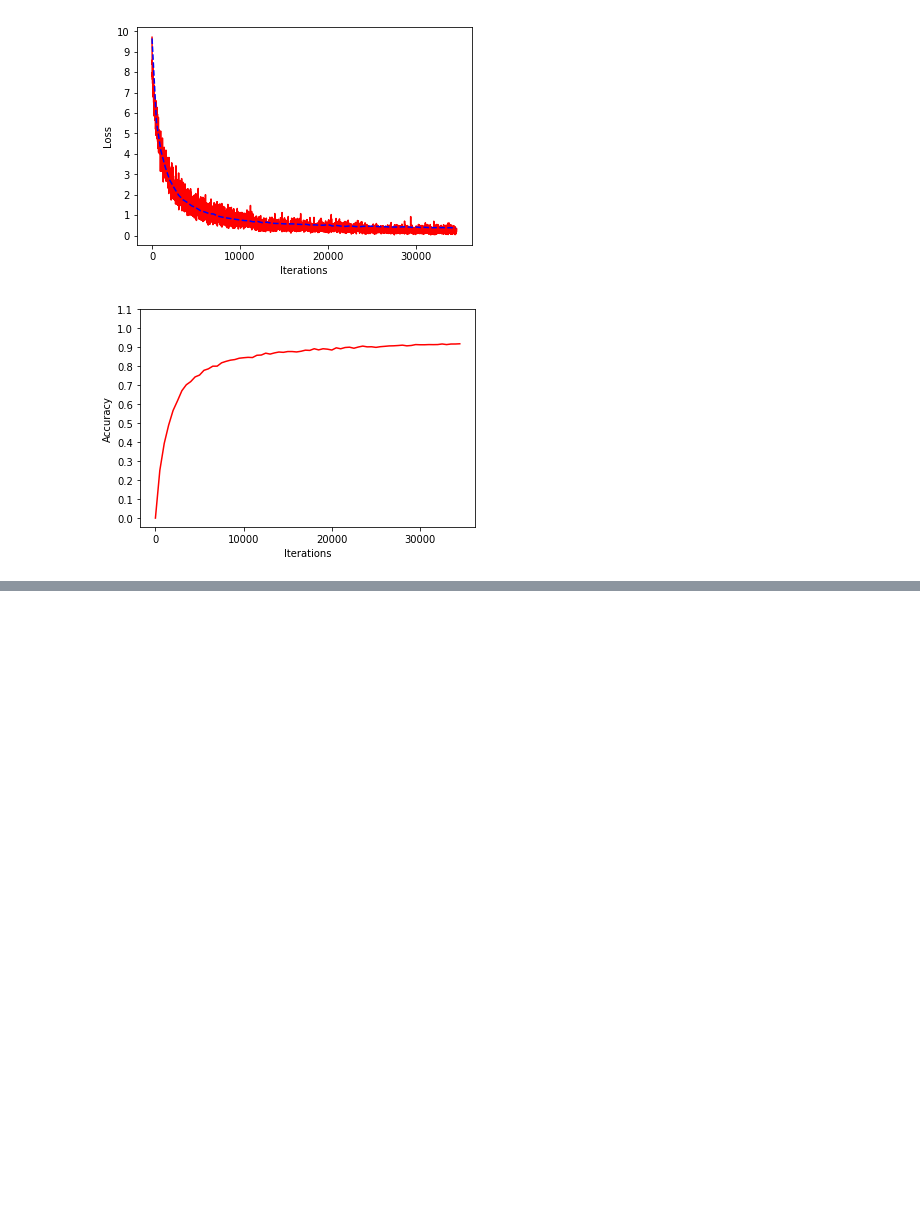
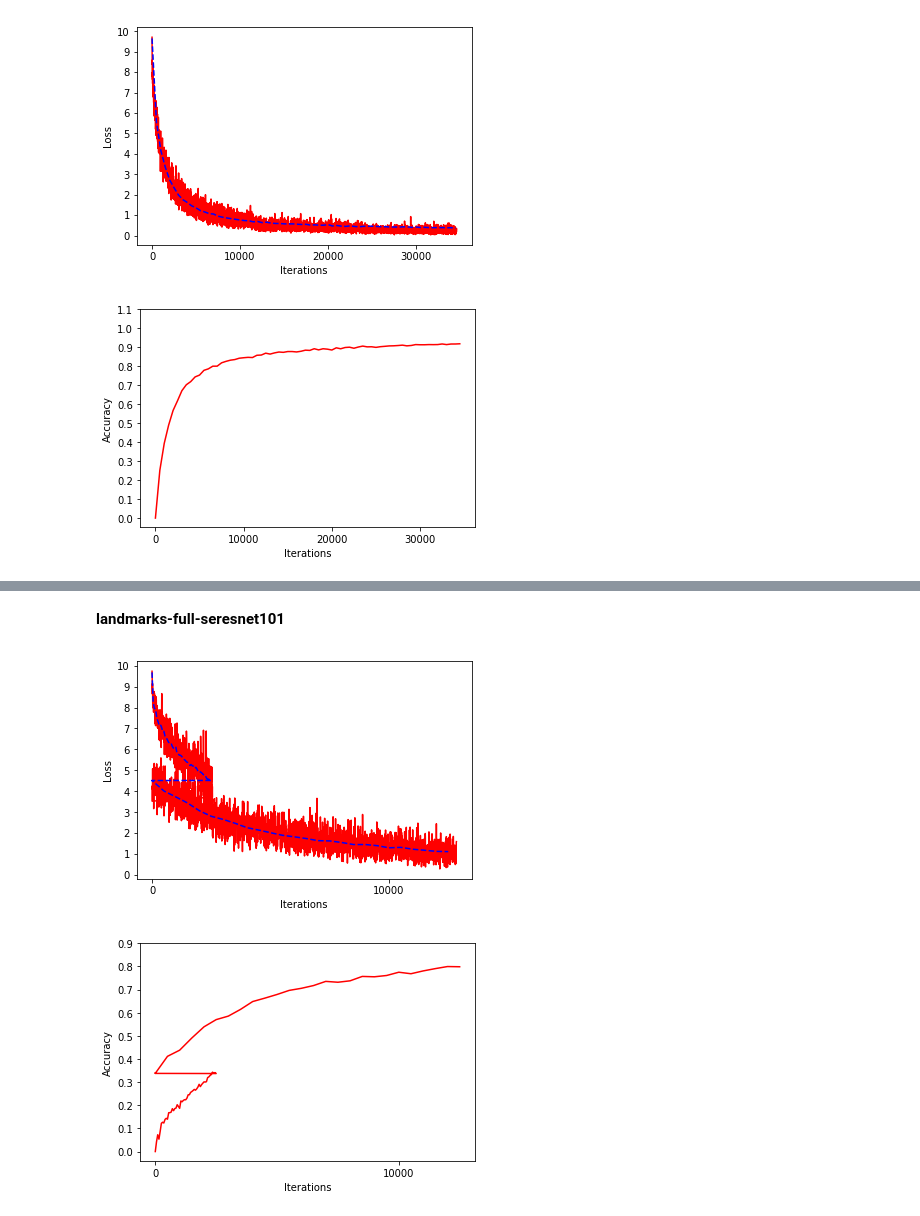
Before and after one commit to shpda/landmarks, a Jupyter notebook: experiment/visualize.ipynb, the cells around one changed output, grey strips where cells are left out. Saved outputs shown, nothing was run; the diff lists cells and outputs as text; code cells hidden in the pictures; blank space fills up the shorter version.

Commit message:
train seresnet101

```diff
--- a/experiment/visualize.ipynb
+++ b/experiment/visualize.ipynb
@@ -72,0 +90,7 @@ printLossCurve('/home/gangwu/projects/landmarks/experiment/landmarks-full-256/')
+# %% [markdown]
+**landmarks-full-seresnet101**
+# %%
+printLossCurve('/home/gangwu/projects/landmarks/experiment/landmarks-full-seresnet101/')
+# %% [output]
+[figure, added]
+[figure, added]
```
Also changed, not shown: parts of 5 cells of this notebook, 5 other files.
